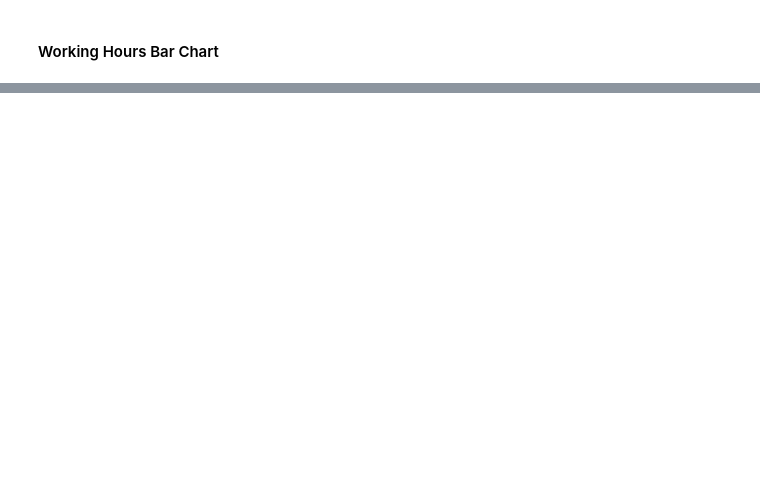
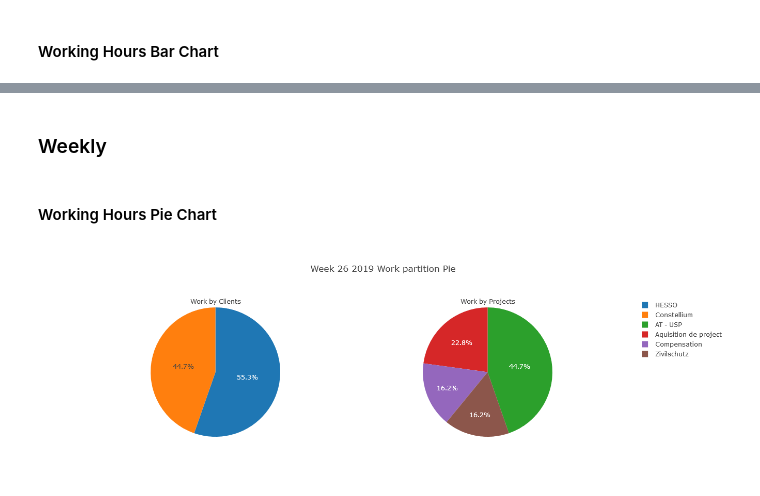
Before and after one commit to tschinz/jupyter_notebook, a Jupyter notebook: 04_HEVS/Time/Toggle TimeTracking.ipynb, the cells around one changed output, grey strips where cells are left out. Saved outputs shown, nothing was run; the diff lists cells and outputs as text; code cells hidden in the pictures; blank space fills up the shorter version.

```diff
--- a/04_HEVS/Time/Toggle TimeTracking.ipynb
+++ b/04_HEVS/Time/Toggle TimeTracking.ipynb
@@ -304,6 +332,9 @@ def get_week(date, addWeek = 0):
     enddate = startdate + datetime.timedelta(days=6)
     return startdate, enddate
 
+def get_weekNbr(date):
+    return date.strftime("%V")
+
 # Function that turns datetimes back to strings since that's what the API likes
 def date_only(datetimeVal):
     datePart = datetimeVal.strftime("%Y-%m-%d")
@@ -420,6 +468,12 @@ Name: duration_hours, dtype: float64
 # Filter by week
 (weeklyTimeEntiresDf, weeklystartdate, weeklyenddate) = filterByWeek(timeEntriesDf, get_today_date(), addWeek)
 #weeklyTimeEntiresDf
+# %%
+# Define output file
+weeklyreportFile = "Week_{}_Report".format(get_weekNbr(weeklystartdate))
+weeklyreportFilePath = graphFilename = outputDir + weeklyreportFile + ".md"
+print_file("# {}".format(weeklyreportFile.replace("_", " ")), weeklyreportFilePath, True, False, False)
+print_file("", weeklyreportFilePath, True, False)
 # %% [markdown]
 #### Summary of Working Hours
 # %%
@@ -534,0 +594,42 @@ plot_figure(graphFilename, fig)
+# %% [markdown]
+### Weekly
+# %% [markdown]
+#### Working Hours Pie Chart
+# %%
+title = "Work by Clients"
+labels = weeklyTimeEntiresDf['client']
+values = weeklyTimeEntiresDf['duration']
+trace1 = go.Pie(title=title,
+                labels=labels,
+                values=values,
+                hoverinfo='label+percent+value',
+                domain=dict(x=[0,0.5]))
+
+title = "Work by Projects"
+labels = weeklyTimeEntiresDf['project']
+values = weeklyTimeEntiresDf['duration']
+trace2 = go.Pie(title=title,
+                labels=labels,
+                values=values,
+                hoverinfo='label+percent+value',
+                domain=dict(x=[0.5,1.0]))
+
+title = "Week {} {} Work partition Pie".format(get_weekNbr(weeklystartdate), weeklystartdate.strftime('%Y'))
+layout = go.Layout(title=title,
+                   #annotations=[ann1,ann2],
+                   # Hide legend if you want
+                   #showlegend=False
+                   )
+
+data = [trace1, trace2]
+# Create fig with data and layout
+fig = go.Figure(data=data,layout=layout)
+
+graphFilename = (title + ext_file).replace(" ", "_")
+plot_figure(outputDir + graphFilename, fig)
+
+# Add to report
+print_file("![{}]({})".format(title, "." + os.sep + graphFilename), weeklyreportFilePath, True, False)
+print_file("", weeklyreportFilePath, True, False)
+# %% [output]
+[figure, added]
```
Also changed, not shown: parts of 22 cells of this notebook, 1 other file.
